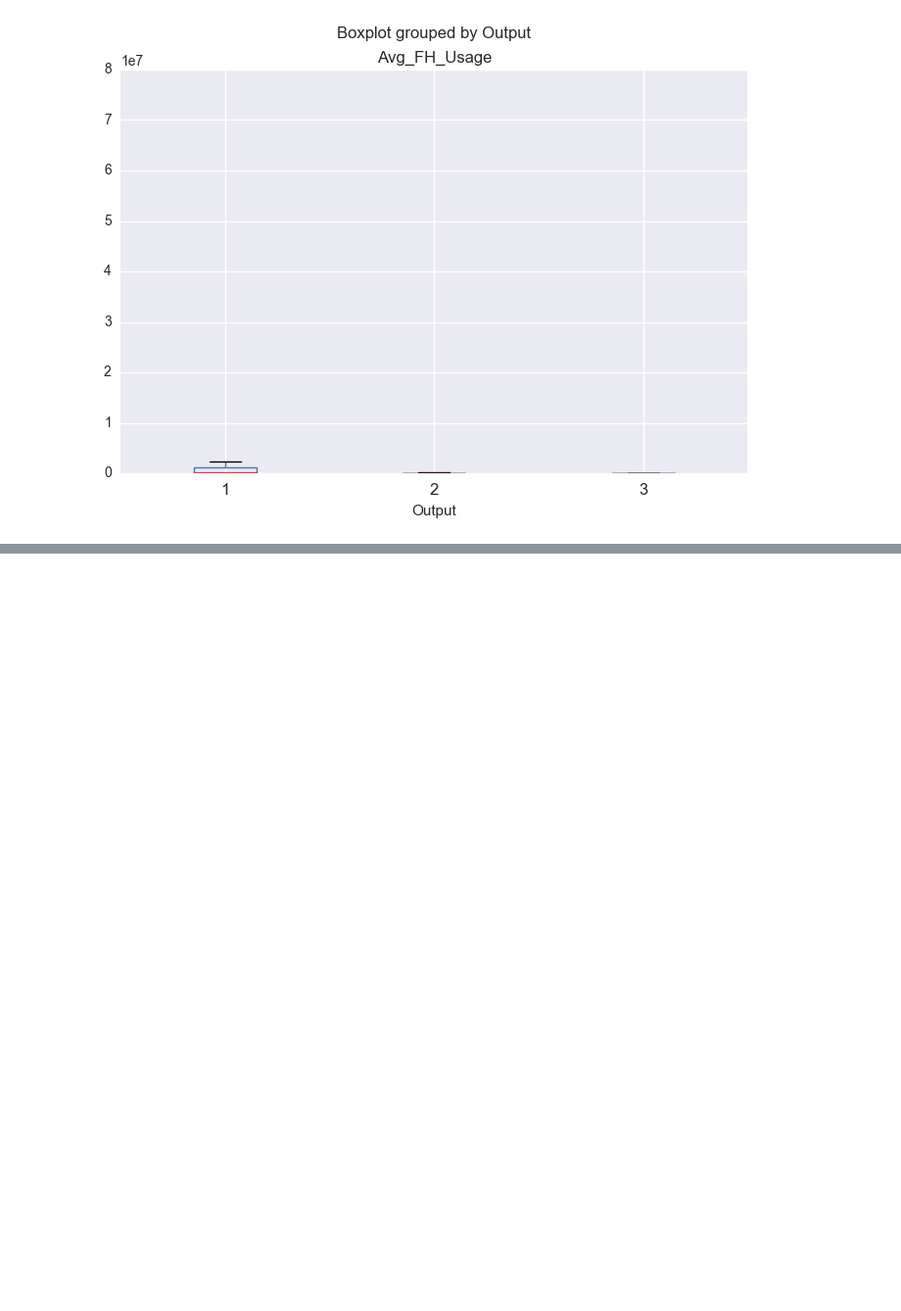
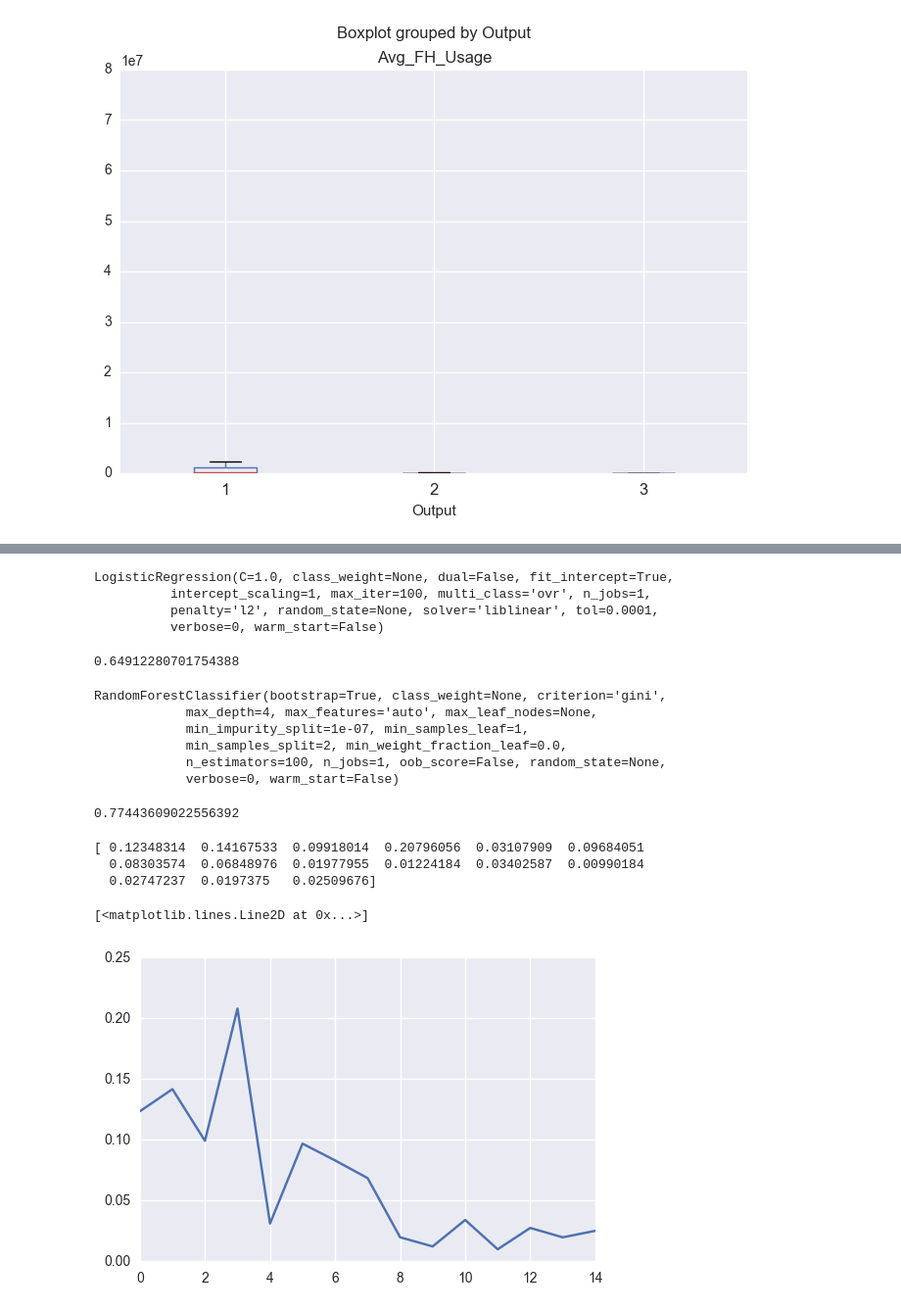
Before and after one commit to esiami/ds-sf-29, a Jupyter notebook: Final Project - Customer_Classifier.ipynb, the cells around one changed output, grey strips where cells are left out. Shown at 98% size. Cells and saved outputs as stored; diff of their text form; code cells hidden in the pictures; blank space fills up the shorter version.

```diff
--- a/Final Project - Customer_Classifier.ipynb
+++ b/Final Project - Customer_Classifier.ipynb
@@ -205,0 +219,3 @@ for n_trees in range(1, 100, 10):
+# %%
+# Train the model
+log_model.fit(X_train, y_train)
@@ -205,0 +271,14 @@ for n_trees in range(1, 100, 10):
+# %%
+#Running Model #2 - LR
+log_model_2 = LogisticRegression()
+# %%
+log_model_2.fit(X_train, y_train)
+# %% [output]
+LogisticRegression(C=1.0, class_weight=None, dual=False, fit_intercept=True,
+          intercept_scaling=1, max_iter=100, multi_class='ovr', n_jobs=1,
+          penalty='l2', random_state=None, solver='liblinear', tol=0.0001,
+          verbose=0, warm_start=False)
+# %%
+log_model_2.score(X_train, y_train)
+# %% [output]
+0.64912280701754388
@@ -205,0 +292,14 @@ for n_trees in range(1, 100, 10):
+# %%
+random_forest = RandomForestClassifier(n_estimators=100, max_depth=4)
+random_forest.fit(X_train, y_train)
+# %% [output]
+RandomForestClassifier(bootstrap=True, class_weight=None, criterion='gini',
+            max_depth=4, max_features='auto', max_leaf_nodes=None,
+            min_impurity_split=1e-07, min_samples_leaf=1,
+            min_samples_split=2, min_weight_fraction_leaf=0.0,
+            n_estimators=100, n_jobs=1, oob_score=False, random_state=None,
+            verbose=0, warm_start=False)
+# %%
+random_forest.score(X_train, y_train)
+# %% [output]
+0.77443609022556392
@@ -205,0 +308,13 @@ for n_trees in range(1, 100, 10):
+# %%
+fi = random_forest.feature_importances_
+print fi
+# %% [output]
+[ 0.12348314  0.14167533  0.09918014  0.20796056  0.03107909  0.09684051
+  0.08303574  0.06848976  0.01977955  0.01224184  0.03402587  0.00990184
+  0.02747237  0.0197375   0.02509676]
+# %%
+#Which variable does each value correspond to?
+plt.plot(random_forest.feature_importances_)
+# %% [output]
+[<matplotlib.lines.Line2D at 0x...>]
+[figure, added]
```
Also changed, not shown: parts of 46 cells of this notebook, 1 other file.
